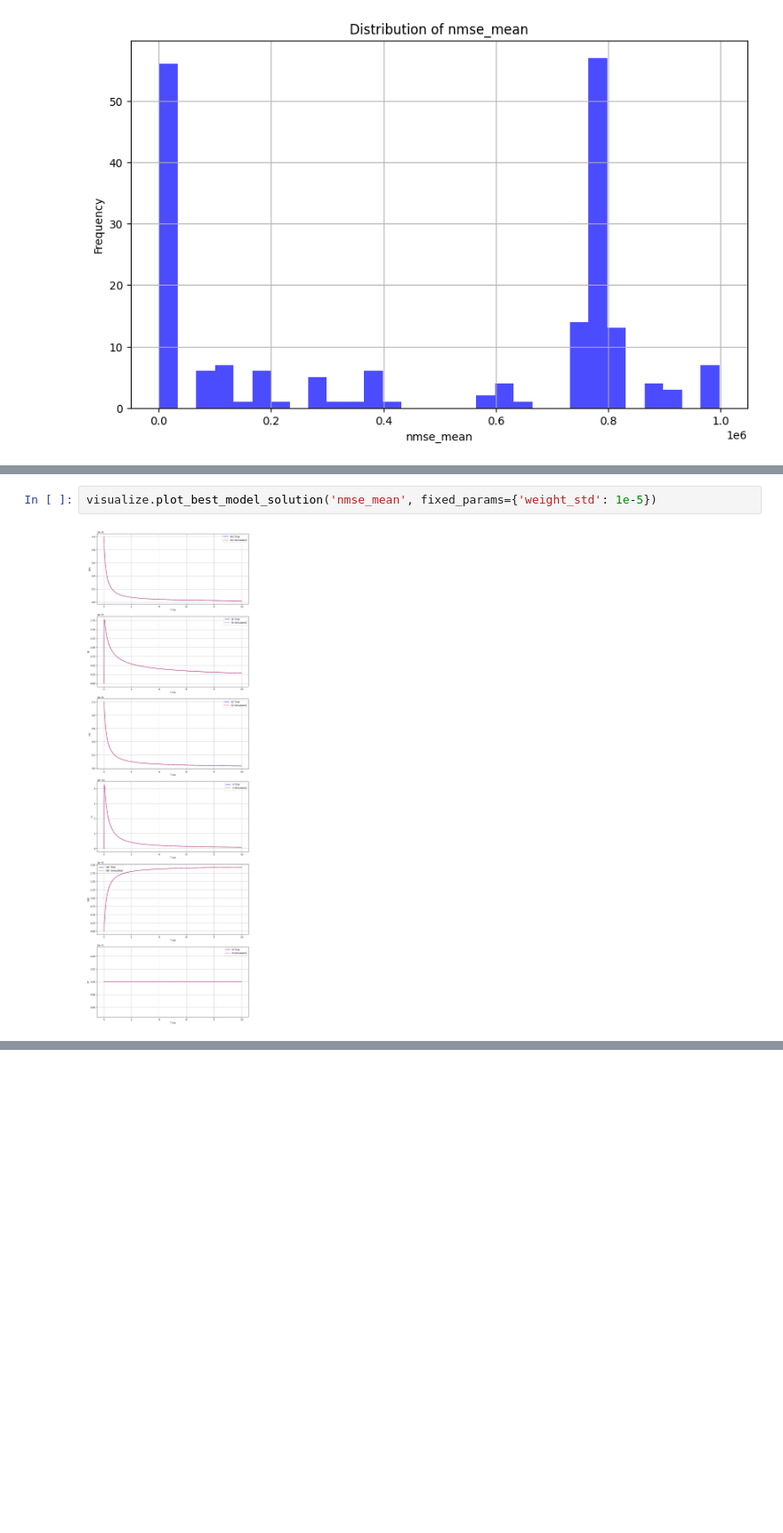
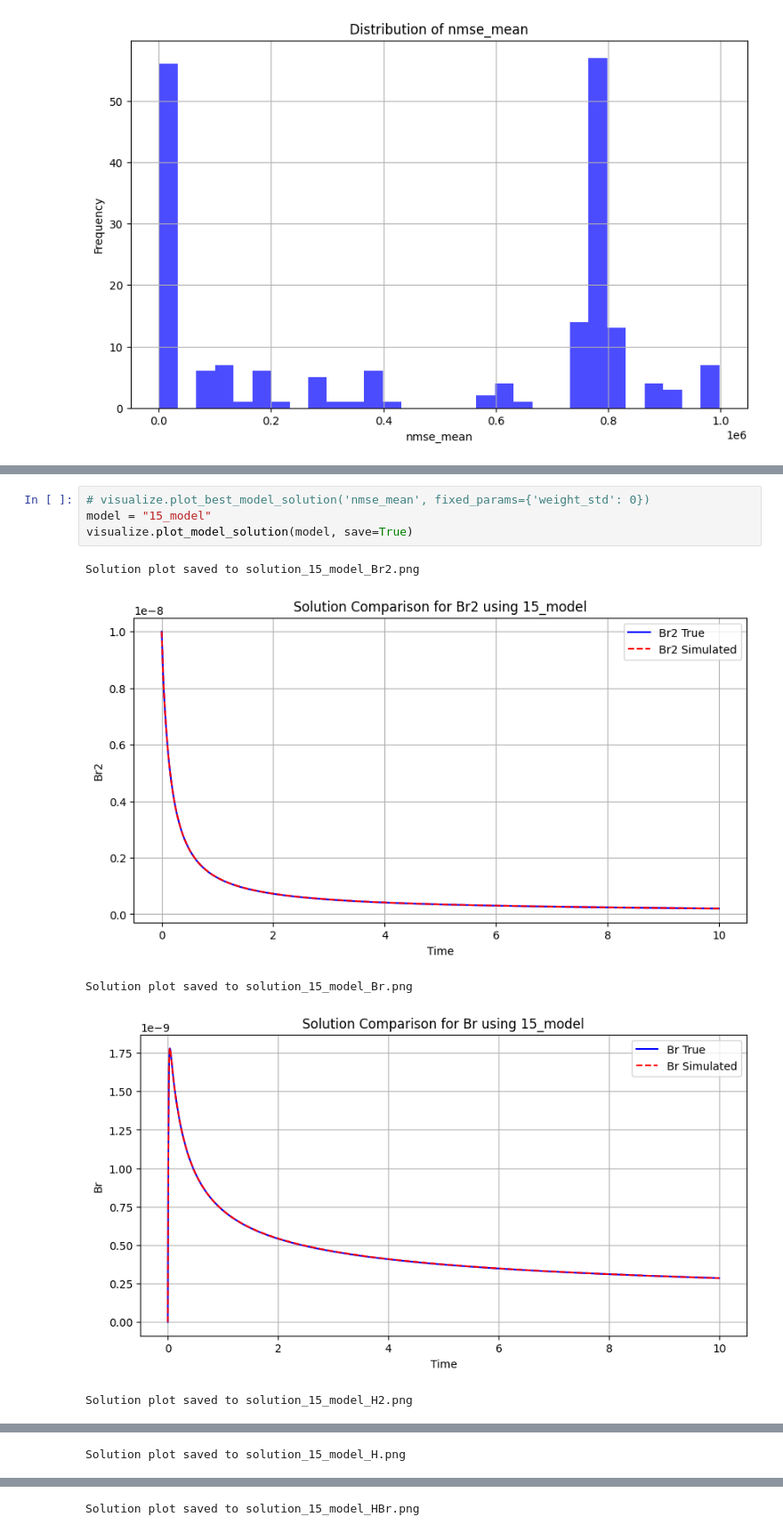
Before and after one commit to jerrydzhang/weight-perterbation, a Jupyter notebook: notebooks/result_hbr-analytic.ipynb, the cells around one changed output, grey strips where cells are left out. Shown at 89% size. Drawn from its saved outputs; the diff is of its cells as text; blank space fills up the shorter version.

```diff
--- a/notebooks/result_hbr-analytic.ipynb
+++ b/notebooks/result_hbr-analytic.ipynb
@@ -30,4 +61,10 @@ visualize.plot_metric_distribution('nmse_mean')
 # %%
-visualize.plot_best_model_solution('nmse_mean', fixed_params={'weight_std': 1e-5})
+# visualize.plot_best_model_solution('nmse_mean', fixed_params={'weight_std': 0})
+model = "15_model"
+visualize.plot_model_solution(model, save=True)
 # %% [output]
+Solution plot saved to solution_15_model_Br2.png
-[figure, old version]
+[figure, new version]
+Solution plot saved to solution_15_model_Br.png
+[figure, added]
+Solution plot saved to solution_15_model_H2.png
@@ -33,0 +72 @@ visualize.plot_best_model_solution('nmse_mean', fixed_params={'weight_std': 1e-5
+Solution plot saved to solution_15_model_H.png
@@ -33,0 +74 @@ visualize.plot_best_model_solution('nmse_mean', fixed_params={'weight_std': 1e-5
+Solution plot saved to solution_15_model_HBr.png
```
Also changed, not shown: parts of 5 cells of this notebook, 23 other files.
